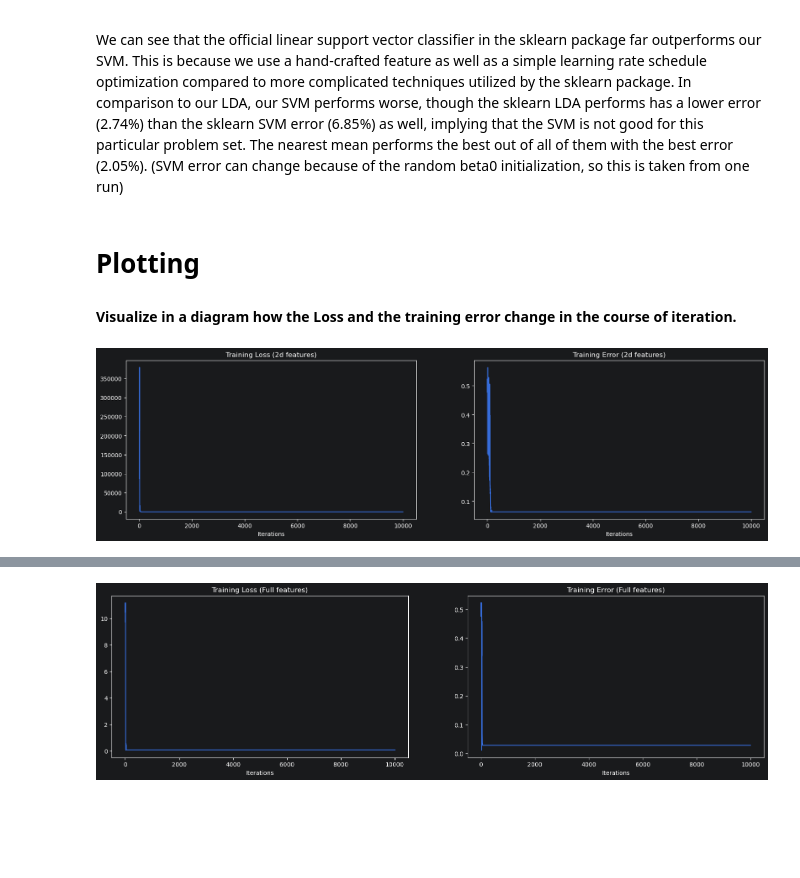
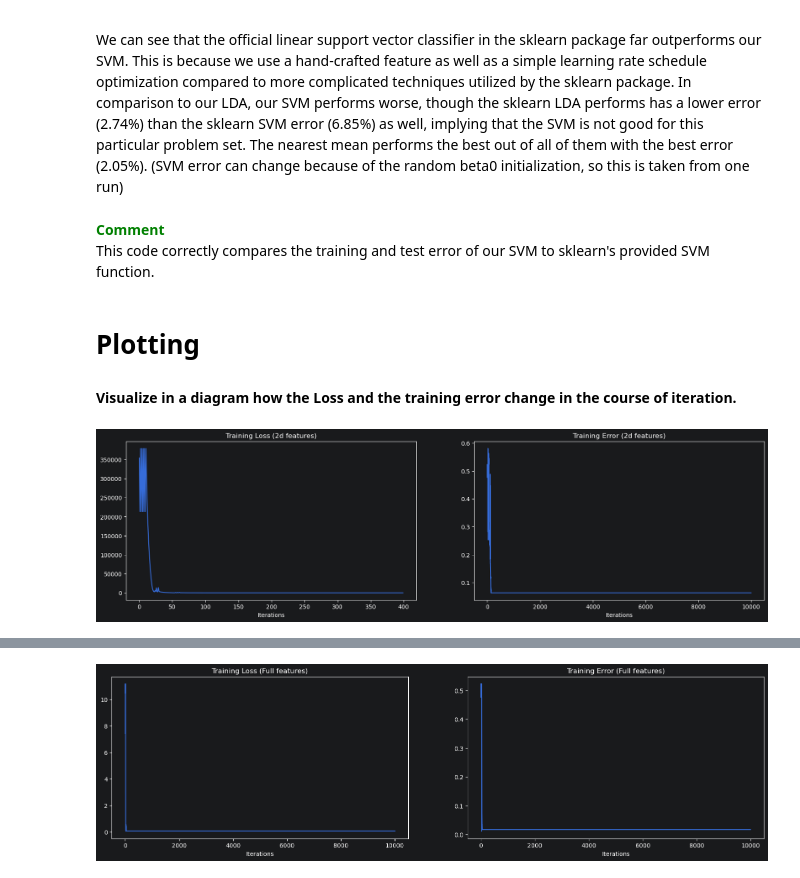
Before and after one commit to scyfyock/MLE-SS26, a Jupyter notebook: Correction/ex01-commented.ipynb, the cells around one changed output, grey strips where cells are left out. Cells and saved outputs as stored; diff of their text form; code cells hidden in the pictures; blank space fills up the shorter version.

```diff
--- a/Correction/ex01-commented.ipynb
+++ b/Correction/ex01-commented.ipynb
@@ -798,22 +807,25 @@ Sklearn SVM:   Train Error = 0.0645, Test Error = 0.0685
 # %% [markdown]
 ####  In addition, compare your results with the results from the official linear support vector classification in the sklearn package. How does the prediction quality change relative to LDA and the nearest mean classifier?
 We can see that the official linear support vector classifier in the sklearn package far outperforms our SVM. This is because we use a hand-crafted feature as well as a simple learning rate schedule optimization compared to more complicated techniques utilized by the sklearn package. In comparison to our LDA, our SVM performs worse, though the sklearn LDA performs has a lower error (2.74%) than the sklearn SVM error (6.85%) as well, implying that the SVM is not good for this particular problem set. The nearest mean performs the best out of all of them with the best error (2.05%). (SVM error can change because of the random beta0 initialization, so this is taken from one run)
-# %% [markdown]
-# Plotting
-#### Visualize in a diagram how the Loss and the training error change in the course of iteration.
+# %% [markdown]
+<div style="color: green; font-weight:bold">Comment</div>
+This code correctly compares the training and test error of our SVM to sklearn's provided SVM function.
+# %% [markdown]
+# Plotting
+#### Visualize in a diagram how the Loss and the training error change in the course of iteration.
 # %%
 # Best Lambda for 2D Features: Visualize in a diagram how the Loss and the training error change in the course of iteration.
 iterations = range(len(t_loss_reduced))
 
 fig, axes = plt.subplots(1, 2, figsize=(20,5))
 
 axes[0].set_xlabel("Iterations")
 axes[0].set_title("Training Loss (2d features)")
-axes[0].plot(iterations, t_loss_reduced)
+axes[0].plot(range(400), t_loss_reduced[:400])
 
 axes[1].set_xlabel("Iterations")
 axes[1].set_title("Training Error (2d features)")
 axes[1].plot(iterations, t_error_reduced)
 plt.show()
 # %% [output]
-[figure, old version]
+[figure, new version]
```
Also changed, not shown: parts of 17 cells of this notebook.
